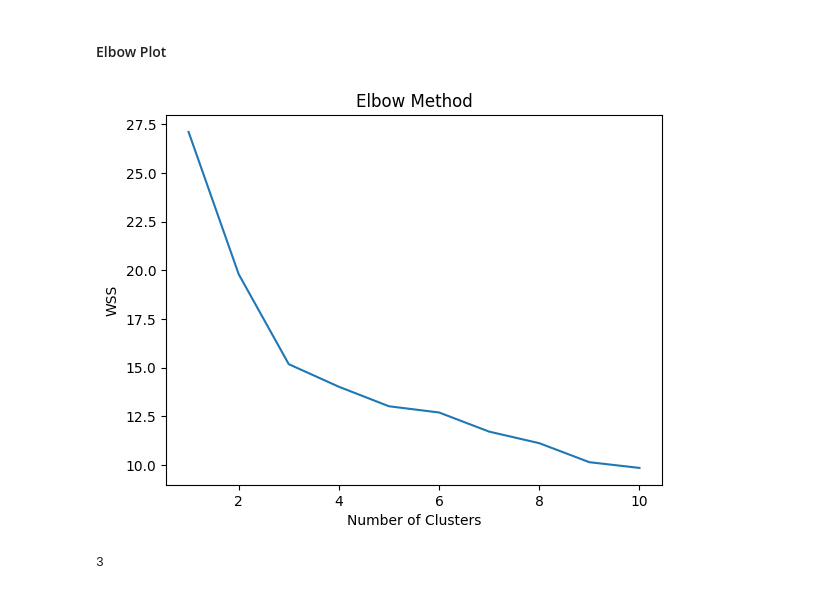
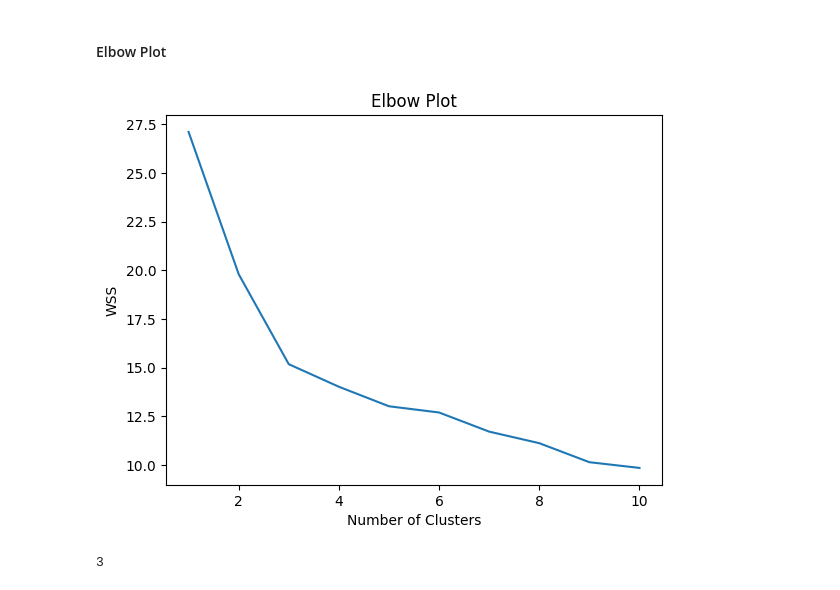
Before and after one commit to nehabhatia8/MLB-Project, a Jupyter notebook: MLB_Neha.ipynb, the cells around one changed output. Cells and saved outputs as stored; diff of their text form; code cells hidden in the pictures.

```diff
--- a/MLB_Neha.ipynb
+++ b/MLB_Neha.ipynb
@@ -176,16 +139,16 @@ print(df.shape)
 # %%
 wss = []
 for i in range(1, 11):
     kmeans = KMeans(n_clusters=i, init='k-means++', max_iter=300, n_init=10, random_state=0)
     kmeans.fit(df)
     wss.append(kmeans.inertia_)
 plt.plot(range(1, 11), wss)
-plt.title('Elbow Method')
+plt.title('Elbow Plot')
 plt.xlabel('Number of Clusters')
 plt.ylabel('WSS')
 plt.show()
 # %% [output]
-[figure, old version]
+[figure, new version]
 # %%
 kl = KneeLocator(range(1, 11), wss, curve="convex", direction="decreasing")
 kl.elbow
```
Also changed, not shown: parts of 24 cells of this notebook.
